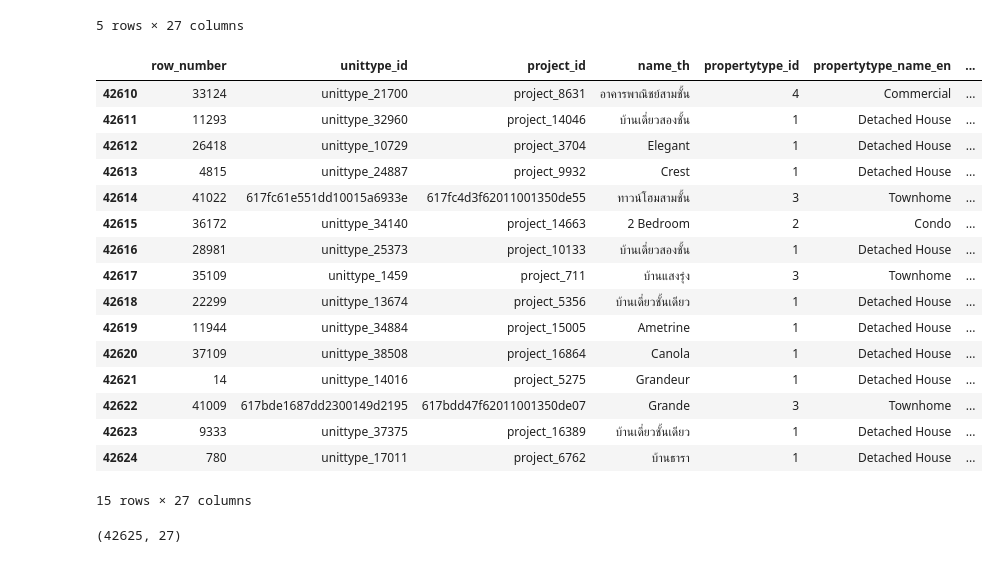
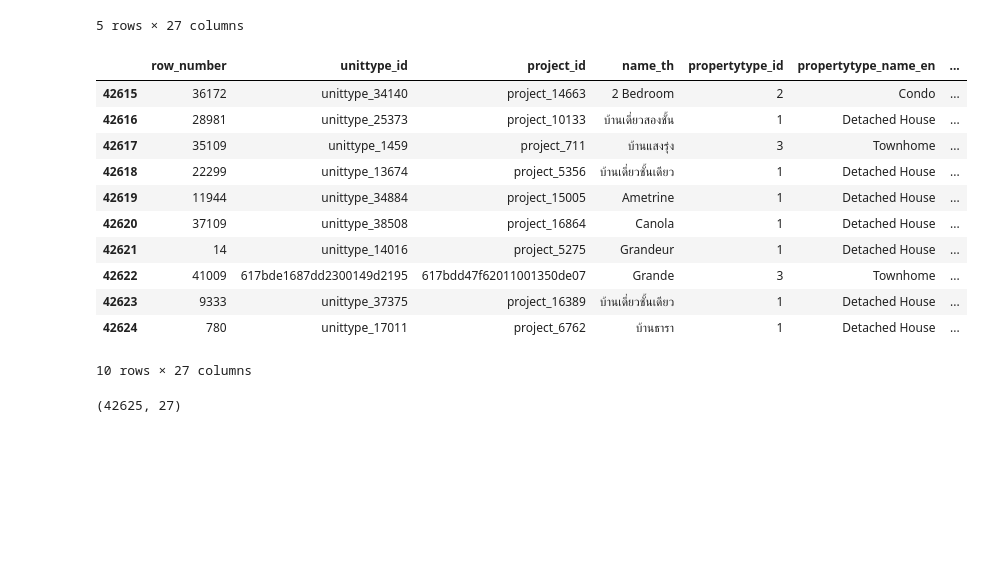
Before and after one commit to Pittawas6330210206/BasicProg_Dataviz65, a Jupyter notebook: Pandas_Dataframe.ipynb, the cells around one changed output. Drawn from its saved outputs; the diff is of its cells as text; code cells hidden in the pictures; blank space fills up the shorter version.

```diff
--- a/Pandas_Dataframe.ipynb
+++ b/Pandas_Dataframe.ipynb
@@ -55,14 +55,9 @@ data2.head()
 | 4 | 38596 | unittype_10290 | project_3551 | TH 3 | 3 | Townhome | ... |
 5 rows × 27 columns
 # %%
-data2.tail(15)
+data2.tail(10)
 # %% [output]
 |  | row_number | unittype_id | project_id | name_th | propertytype_id | propertytype_name_en | ... |
-| 42610 | 33124 | unittype_21700 | project_8631 | อาคารพาณิชย์สามชั้น | 4 | Commercial | ... |
-| 42611 | 11293 | unittype_32960 | project_14046 | บ้านเดี่ยวสองชั้น | 1 | Detached House | ... |
-| 42612 | 26418 | unittype_10729 | project_3704 | Elegant | 1 | Detached House | ... |
-| 42613 | 4815 | unittype_24887 | project_9932 | Crest | 1 | Detached House | ... |
-| 42614 | 41022 | 617fc61e551dd10015a6933e | 617fc4d3f62011001350de55 | ทาวน์โฮมสามชั้น | 3 | Townhome | ... |
 | 42615 | 36172 | unittype_34140 | project_14663 | 2 Bedroom | 2 | Condo | ... |
 | 42616 | 28981 | unittype_25373 | project_10133 | บ้านเดี่ยวสองชั้น | 1 | Detached House | ... |
 | 42617 | 35109 | unittype_1459 | project_711 | บ้านแสงรุ่ง | 3 | Townhome | ... |
@@ -73,7 +68,7 @@ data2.tail(15)
 | 42622 | 41009 | 617bde1687dd2300149d2195 | 617bdd47f62011001350de07 | Grande | 3 | Townhome | ... |
 | 42623 | 9333 | unittype_37375 | project_16389 | บ้านเดี่ยวชั้นเดียว | 1 | Detached House | ... |
 | 42624 | 780 | unittype_17011 | project_6762 | บ้านธารา | 1 | Detached House | ... |
-15 rows × 27 columns
+10 rows × 27 columns
 # %%
 data2.shape
 # %% [output]
```
Also changed, not shown: parts of 15 cells of this notebook.
